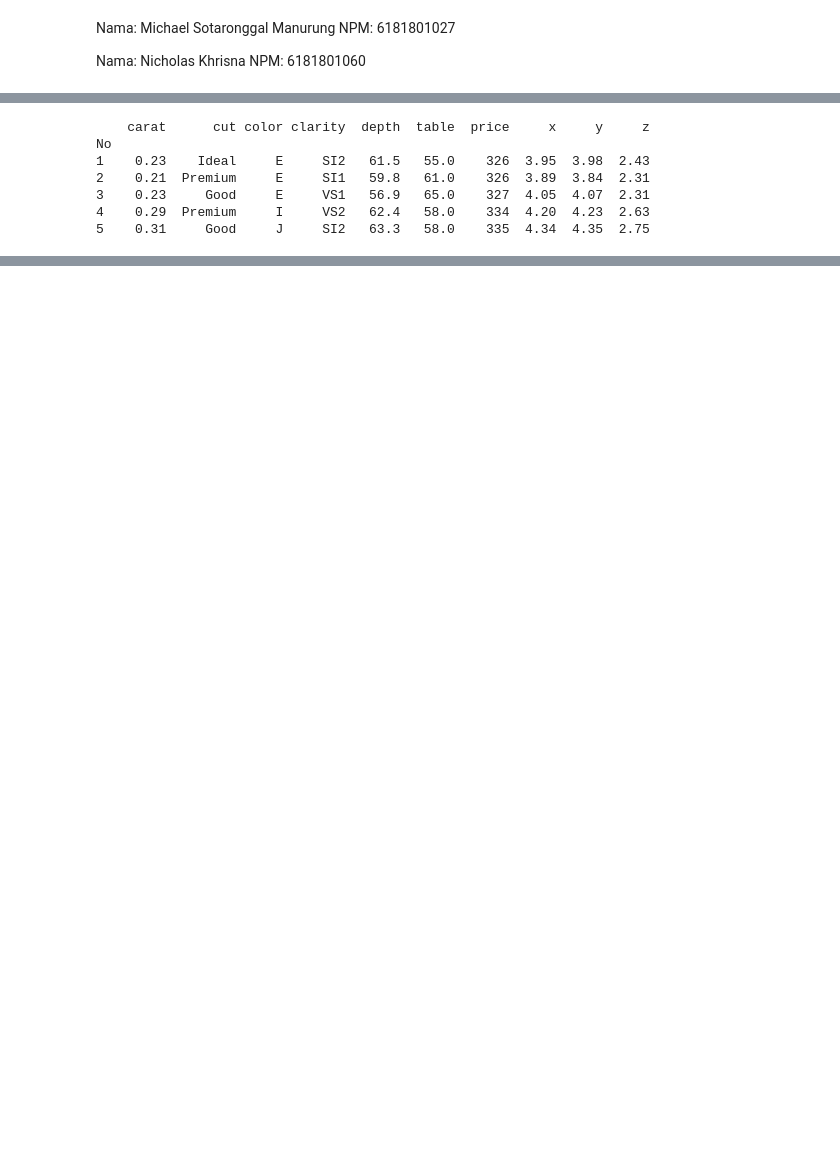
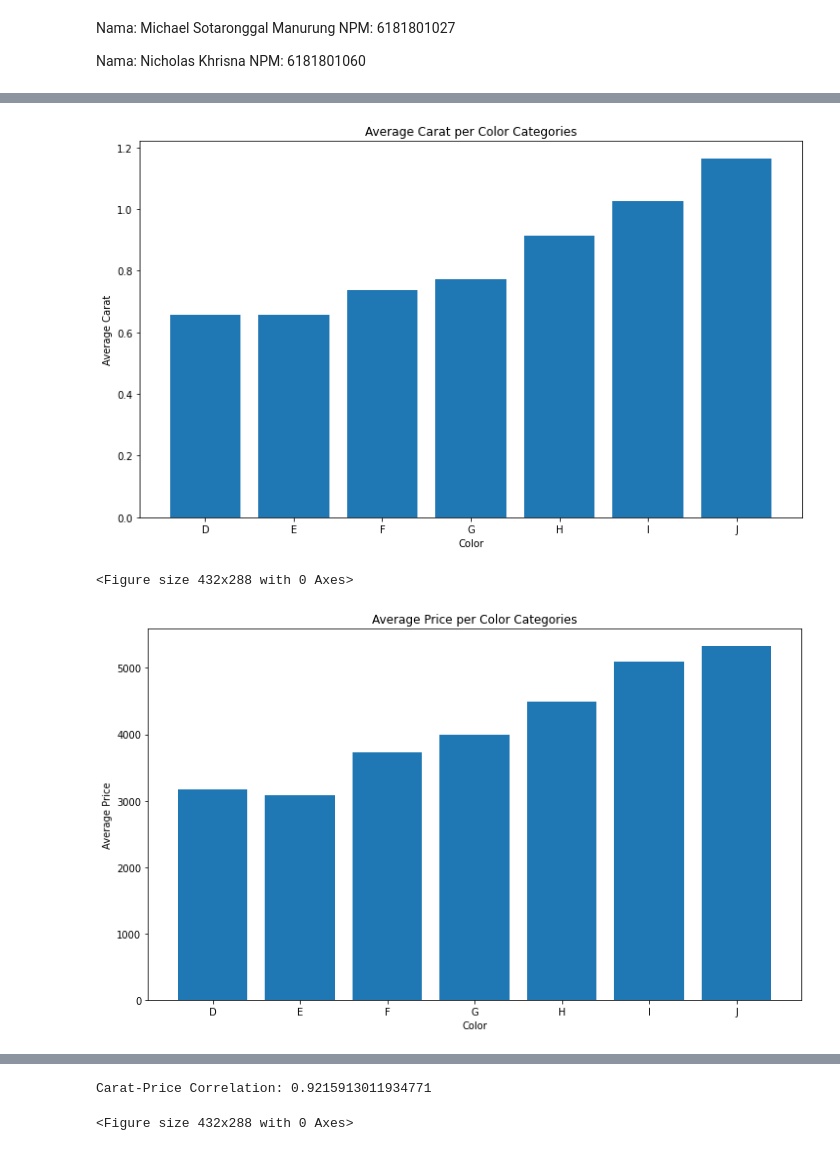
Before and after one commit to michaelmanurung/Numerical-Method-Project, a Jupyter notebook: Diamond_data_exploration.ipynb, the cells around one changed output, grey strips where cells are left out. Saved outputs shown, nothing was run; the diff lists cells and outputs as text; code cells hidden in the pictures; blank space fills up the shorter version.

Commit message:
Kasus carat, price, color eksplorasi added

```diff
--- a/Diamond_data_exploration.ipynb
+++ b/Diamond_data_exploration.ipynb
@@ -56,10 +12,43 @@ Very Good  12082  3981.759891  3935.862161       1.0
-# %%
-print(diamondDataFrame.head())
-# %% [output]
-    carat      cut color clarity  depth  table  price     x     y     z
-No
-1    0.23    Ideal     E     SI2   61.5   55.0    326  3.95  3.98  2.43
-2    0.21  Premium     E     SI1   59.8   61.0    326  3.89  3.84  2.31
-3    0.23     Good     E     VS1   56.9   65.0    327  4.05  4.07  2.31
-4    0.29  Premium     I     VS2   62.4   58.0    334  4.20  4.23  2.63
-5    0.31     Good     J     SI2   63.3   58.0    335  4.34  4.35  2.75
+# %%
+# store csv file as DataFrame & set Collumn 'no' as index
+diamondDataFrame = pd.read_csv('diamonds.csv').set_index('No')
+
+# menghitung rata-rata carat dari tiap warna berlian dan mengurutkannya dari yang terbaik (D) hingga terburuk (J)
+colorMeanDF = diamondDataFrame.groupby('color').mean().sort_values('color', ascending=True)
+
+plt.figure(figsize=[12,7])
+plt.title('Average Carat per Color Categories')
+plt.xlabel('Color')
+plt.ylabel('Average Carat')
+plt.bar(colorMeanDF.index, colorMeanDF['carat'])
+plt.show()
+plt.clf()
+
+# plot data price per color
+plt.figure(figsize=[12,7])
+plt.title('Average Price per Color Categories')
+plt.xlabel('Color')
+plt.ylabel('Average Price')
+
+plt.bar(colorMeanDF.index,colorMeanDF['price'])
+plt.show()
+
+# get 2 collumn (carat & price) as dataframe then sort by 'carat'
+caratPriceDF = diamondDataFrame[['carat','price']].sort_values('carat')
+
+# figure title and label
+plt.figure(figsize=[12,7])
+plt.title('Carat to Price')
+plt.xlabel('Carat')
+plt.ylabel('Price')
+
+# plot scatter: karena data carat dan harga cukup beragam agar grafik dapat memperlihatkan keberagaman tersebut
+plt.scatter(caratPriceDF['carat'], caratPriceDF['price'], c='b', alpha=0.5, marker='.')
+plt.show()
+plt.clf()
+
+print('Carat-Price Correlation: ' + str(caratPriceDF['carat'].corr(caratPriceDF['price'])))
+# %% [output]
+[figure, added]
+<Figure size 432x288 with 0 Axes>
+[figure, added]
@@ -65,0 +56,2 @@ No
+Carat-Price Correlation: 0.9215913011934771
+<Figure size 432x288 with 0 Axes>
```
Also changed, not shown: parts of 6 cells of this notebook.
